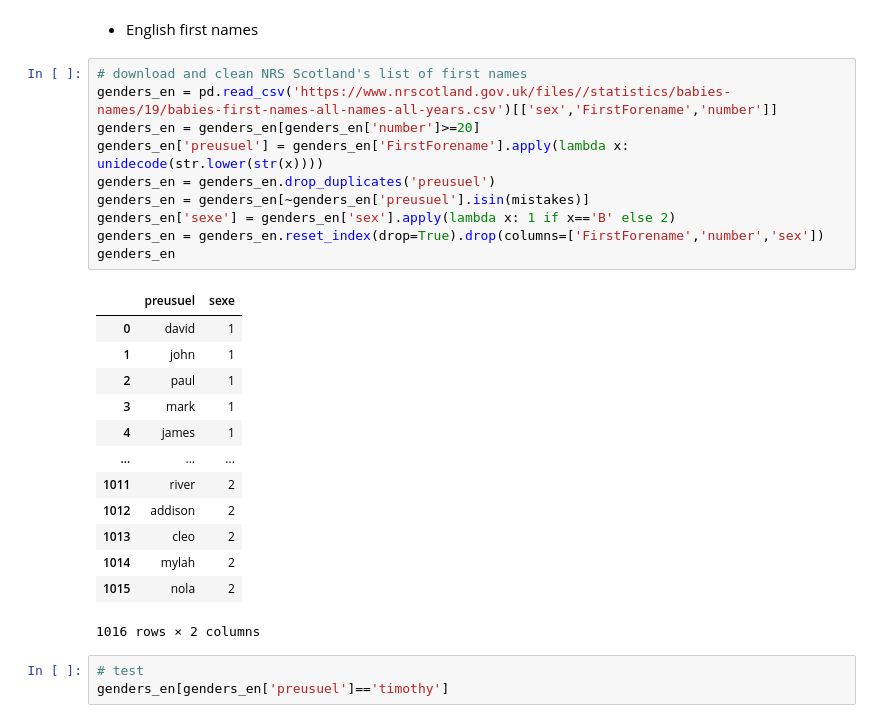
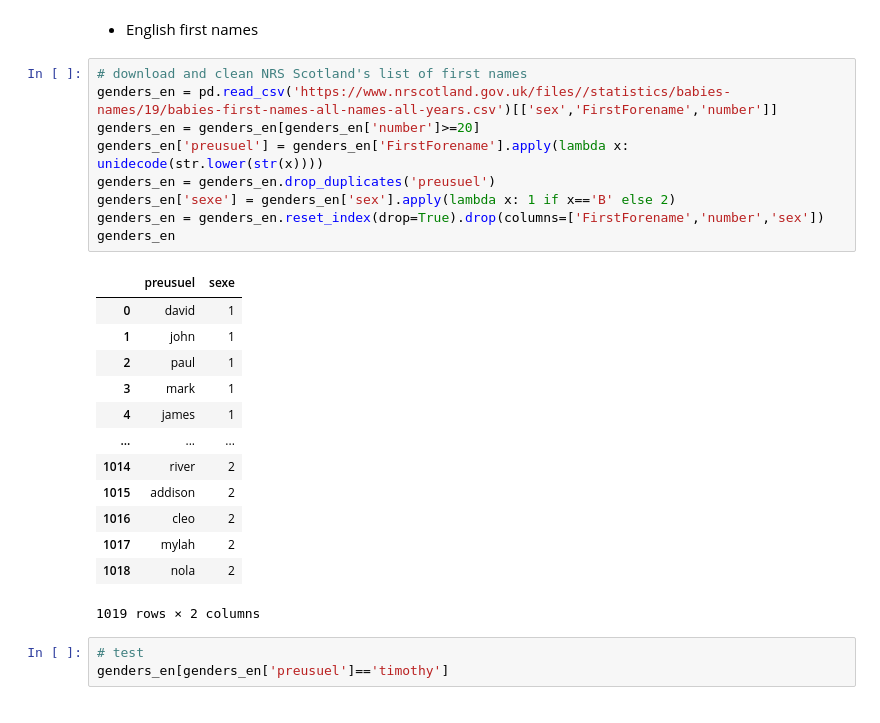
Before and after one commit to tdemareuil/StreetGender, a Jupyter notebook: roadnames.ipynb, the cells around one changed output. Drawn from its saved outputs; the diff is of its cells as text.

```diff
--- a/roadnames.ipynb
+++ b/roadnames.ipynb
@@ -171,27 +167,26 @@ genders[genders['preusuel']=='manuel']
 # %%
 # download and clean NRS Scotland's list of first names
 genders_en = pd.read_csv('https://www.nrscotland.gov.uk/files//statistics/babies-names/19/babies-first-names-all-names-all-years.csv')[['sex','FirstForename','number']]
 genders_en = genders_en[genders_en['number']>=20]
 genders_en['preusuel'] = genders_en['FirstForename'].apply(lambda x: unidecode(str.lower(str(x))))
 genders_en = genders_en.drop_duplicates('preusuel')
-genders_en = genders_en[~genders_en['preusuel'].isin(mistakes)]
 genders_en['sexe'] = genders_en['sex'].apply(lambda x: 1 if x=='B' else 2)
 genders_en = genders_en.reset_index(drop=True).drop(columns=['FirstForename','number','sex'])
 genders_en
 # %% [output]
 |  | preusuel | sexe |
 | 0 | david | 1 |
 | 1 | john | 1 |
 | 2 | paul | 1 |
 | 3 | mark | 1 |
 | 4 | james | 1 |
 | ... | ... | ... |
-| 1011 | river | 2 |
-| 1012 | addison | 2 |
-| 1013 | cleo | 2 |
-| 1014 | mylah | 2 |
-| 1015 | nola | 2 |
+| 1014 | river | 2 |
+| 1015 | addison | 2 |
+| 1016 | cleo | 2 |
+| 1017 | mylah | 2 |
+| 1018 | nola | 2 |
-1016 rows × 2 columns
+1019 rows × 2 columns
 # %%
 # test
 genders_en[genders_en['preusuel']=='timothy']
```
Also changed, not shown: parts of 12 cells of this notebook, 2 other files.
